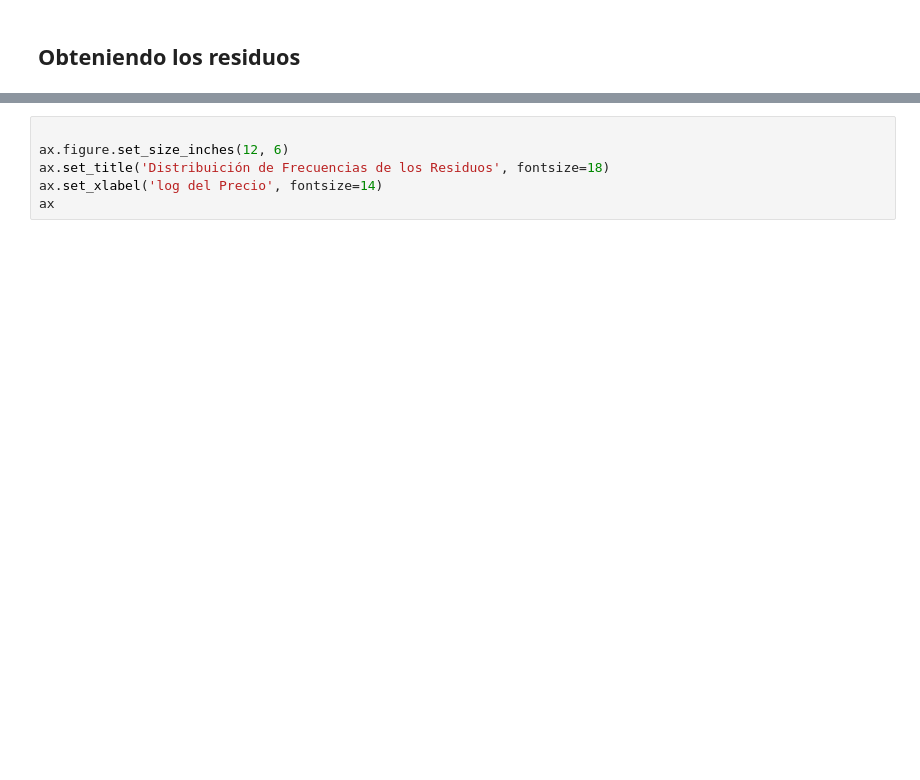
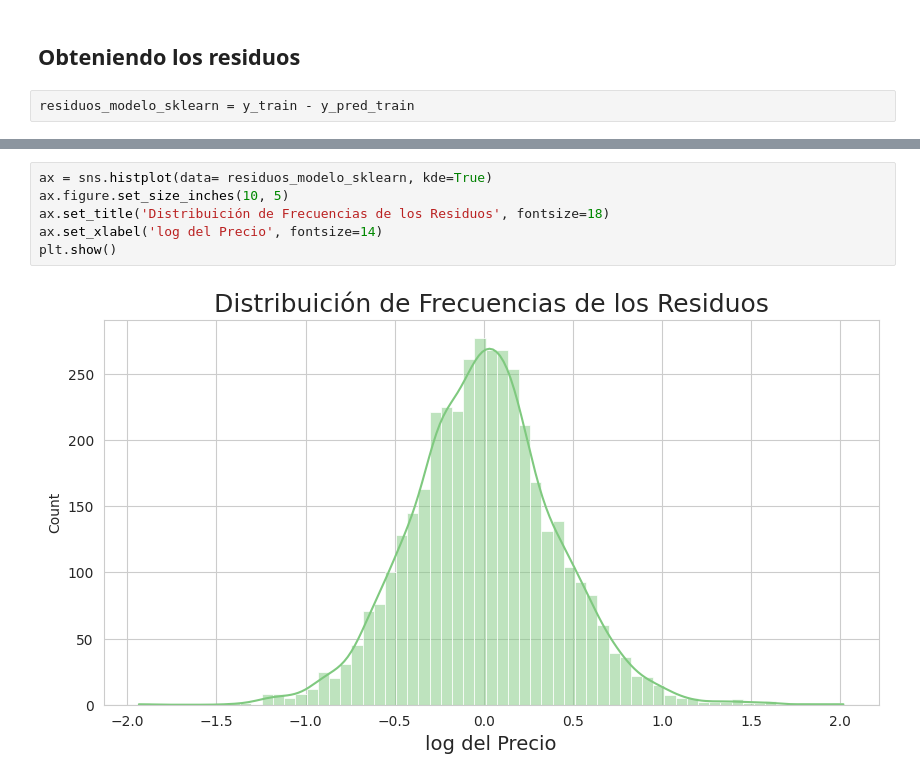
Before and after one commit to JLuceroVasquez/regresion-lineal-tecnicas-avanzadas-de-modelado, a Jupyter notebook: notebook-de-clase.ipynb, the cells around one changed output, grey strips where cells are left out. Drawn from its saved outputs; the diff is of its cells as text; blank space fills up the shorter version.

```diff
--- a/notebook-de-clase.ipynb
+++ b/notebook-de-clase.ipynb
@@ -472,4 +569,6 @@ AttributeError: 'PairGrid' object has no attribute 'set_title'
 # %% [markdown]
 ## Obteniendo los residuos
+# %%
+residuos_modelo_sklearn = y_train - y_pred_train
 # %% [markdown]
 ## Graficando la distribuición de frecuencias de los residuos
@@ -476,6 +576,8 @@ AttributeError: 'PairGrid' object has no attribute 'set_title'
 # %%
-
-ax.figure.set_size_inches(12, 6)
+ax = sns.histplot(data= residuos_modelo_sklearn, kde=True)
+ax.figure.set_size_inches(10, 5)
 ax.set_title('Distribuición de Frecuencias de los Residuos', fontsize=18)
 ax.set_xlabel('log del Precio', fontsize=14)
-ax
+plt.show()
+# %% [output]
+[figure, added]
```
Also changed, not shown: parts of 28 cells of this notebook.
